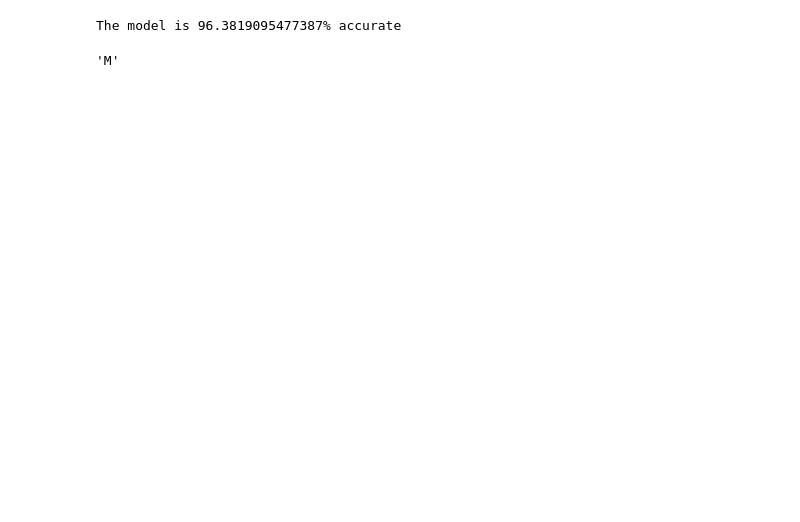
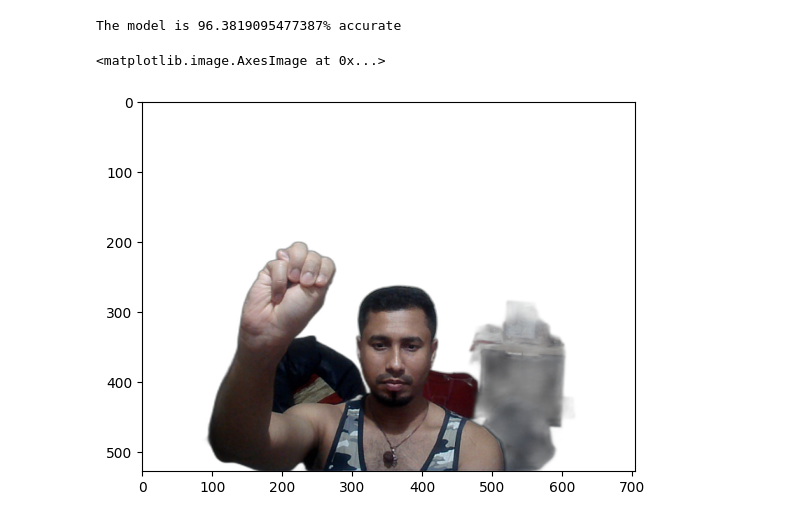
Before and after one commit to sonti-roy/SignLangPrediction, a Jupyter notebook: data_processing.ipynb, the cells around one changed output. Cells and saved outputs as stored; diff of their text form; code cells hidden in the pictures; blank space fills up the shorter version.

```diff
--- a/data_processing.ipynb
+++ b/data_processing.ipynb
@@ -136,10 +136,8 @@ print(f"The model is {accuracy*100}% accurate")
 # %% [output]
 The model is 96.3819095477387% accurate
 # %%
-import cv2
-
 # Read and preprocess a new image
-new_image_path = 'test2.jpg'
+new_image_path = 'download.jpg'
 target_img_array=imread(new_image_path)
 target_img_resized=resize(target_img_array,(96,96,3))
 target_img_flatten = target_img_resized.flatten()
@@ -156,9 +154,28 @@ pca_transformed = np.dot(centered_image, eigenvectors.T)
 # reshape the pca_transformed array
 pca_transformed = pca_transformed.reshape(1, -1)
 
-# Now pca_transformed contains the PCA-transformed features of the new image
-target_pred = model.predict(pca_transformed)
-target_pred = Categories[target_pred[0]]
-target_pred
+# # Now pca_transformed contains the PCA-transformed features of the new image
+# target_pred = model.predict(pca_transformed)
+# target_pred = Categories[target_pred[0]]
+# target_pred
-# %% [output]
-'M'
+# %%
+import cv2
+import numpy as np
+from skimage.transform import resize
+from skimage.io import imread
+from rembg import remove
+from PIL import Image
+
+testimg = Image.open("download.jpg")
+
+testimg = remove(testimg)
+
+# isolate the hand from the image
+
+
+
+# show the image
+plt.imshow(testimg)
+# %% [output]
+<matplotlib.image.AxesImage at 0x...>
+[figure, added]
```
Also changed, not shown: parts of 2 cells of this notebook, 6 other files.
